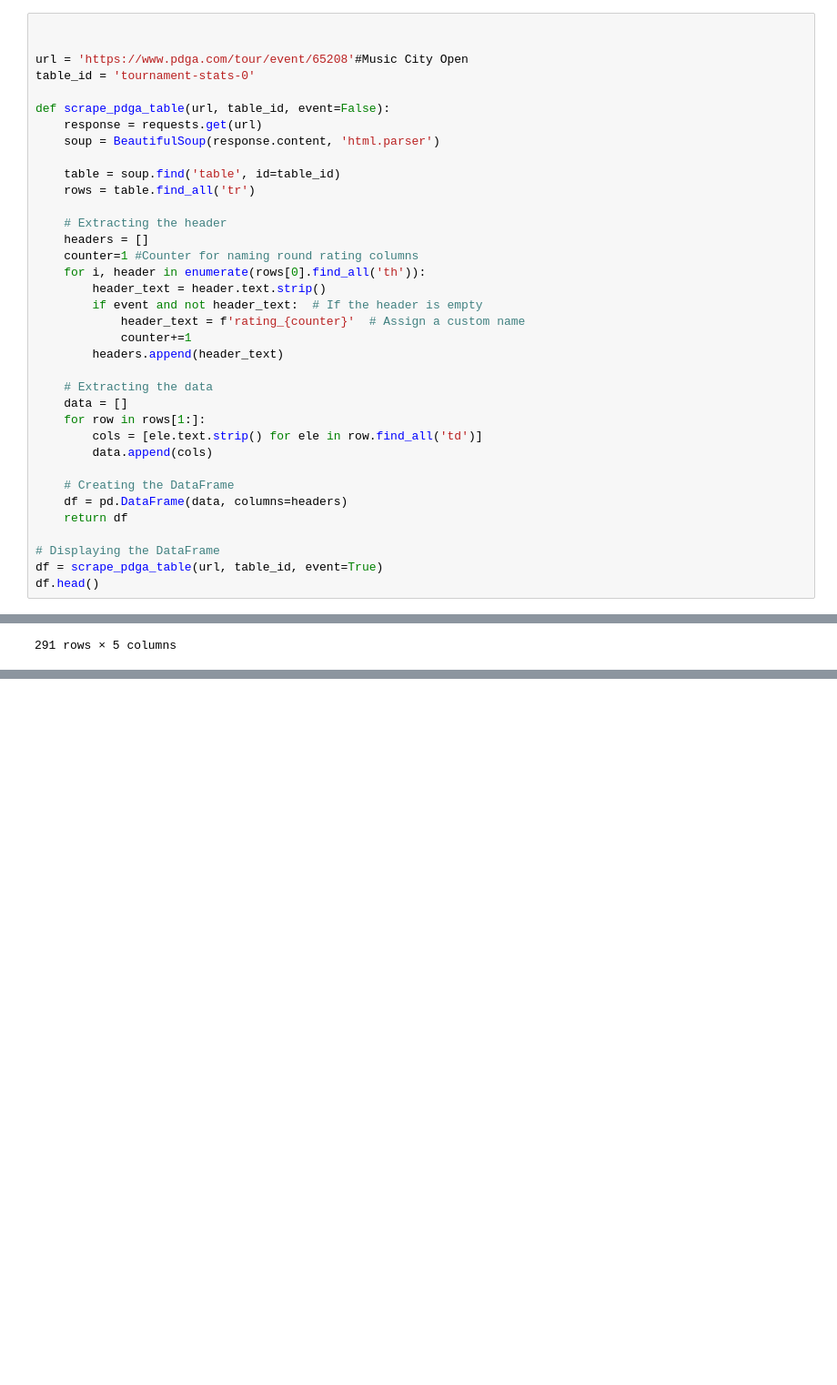
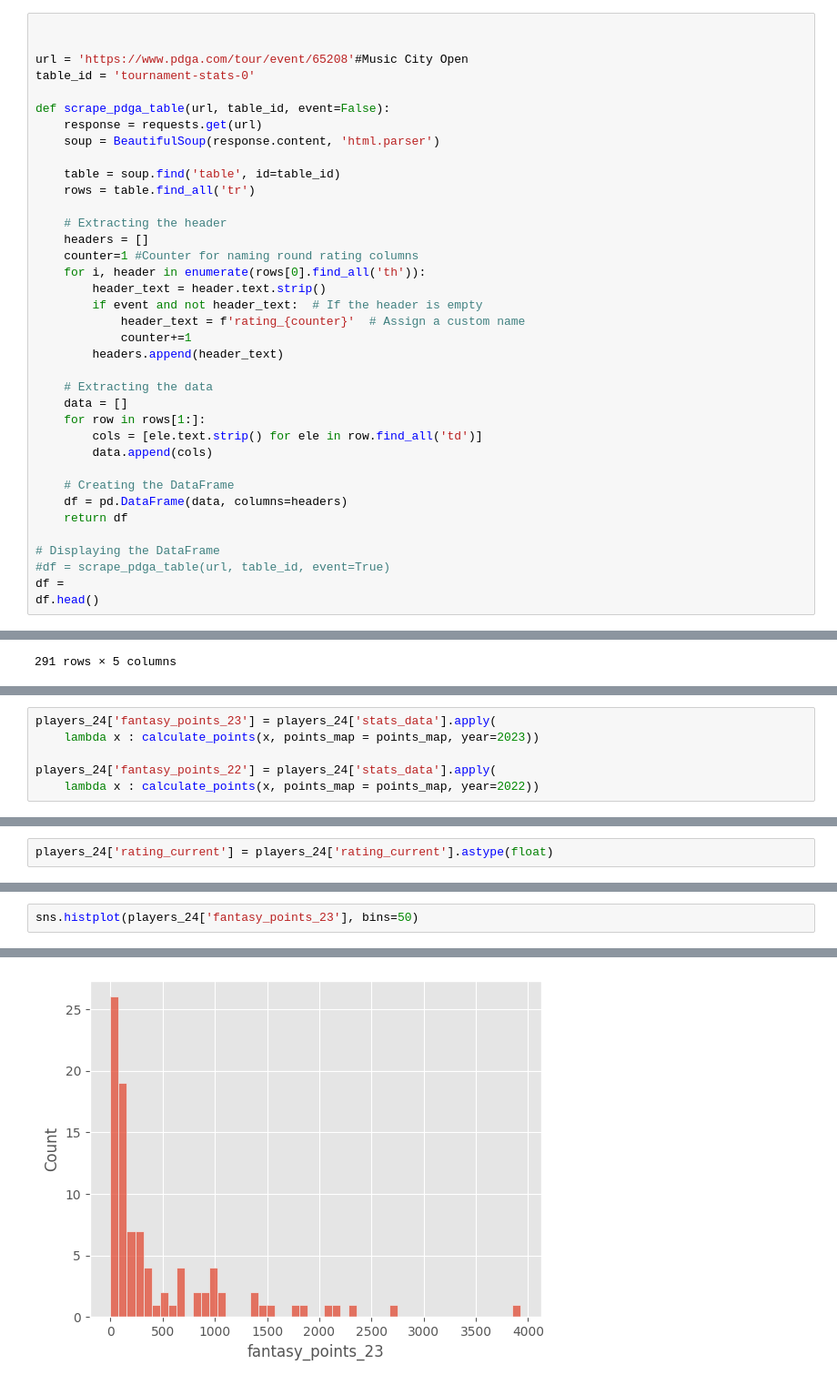
Before and after one commit to DustinEagar/fantasy_dgpt, a Jupyter notebook: fantasy_dg.ipynb, the cells around one changed output, grey strips where cells are left out. Shown at 91% size. Saved outputs shown, nothing was run; the diff lists cells and outputs as text; blank space fills up the shorter version.

Commit message:
modified fantasy_dg

```diff
--- a/fantasy_dg.ipynb
+++ b/fantasy_dg.ipynb
@@ -73,7 +76,8 @@ def scrape_pdga_table(url, table_id, event=False):
     return df
 
 # Displaying the DataFrame
-df = scrape_pdga_table(url, table_id, event=True)
+#df = scrape_pdga_table(url, table_id, event=True)
+df =
 df.head()
 # %% [output]
 |  | Place | Points | Name | PDGA# | Rating | Par | Rd1 | rating_1 | Rd2 | rating_2 | Rd3 | ... |
@@ -341,0 +467,6 @@ pd.DataFrame(players_24.iloc[0]['ratings_data'][0])
+# %%
+players_24['fantasy_points_23'] = players_24['stats_data'].apply(
+    lambda x : calculate_points(x, points_map = points_map, year=2023))
+
+players_24['fantasy_points_22'] = players_24['stats_data'].apply(
+    lambda x : calculate_points(x, points_map = points_map, year=2022))
@@ -341,0 +491,2 @@ pd.DataFrame(players_24.iloc[0]['ratings_data'][0])
+# %%
+players_24['rating_current'] = players_24['rating_current'].astype(float)
@@ -341,0 +501,3 @@ pd.DataFrame(players_24.iloc[0]['ratings_data'][0])
+# %%
+sns.histplot(players_24['fantasy_points_23'], bins=50)
+# %% [output]
@@ -341,0 +505 @@ pd.DataFrame(players_24.iloc[0]['ratings_data'][0])
+[figure, added]
```
Also changed, not shown: parts of 14 cells of this notebook, 1 other file.
